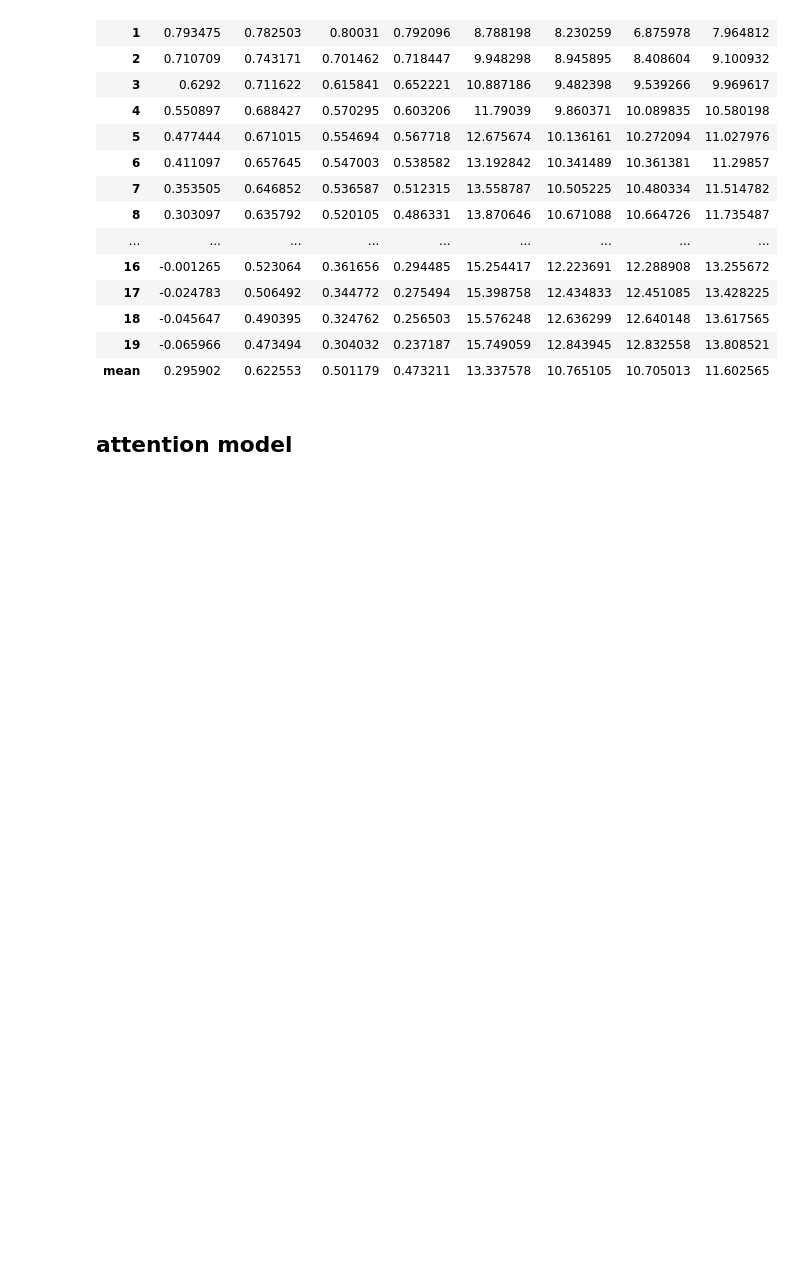
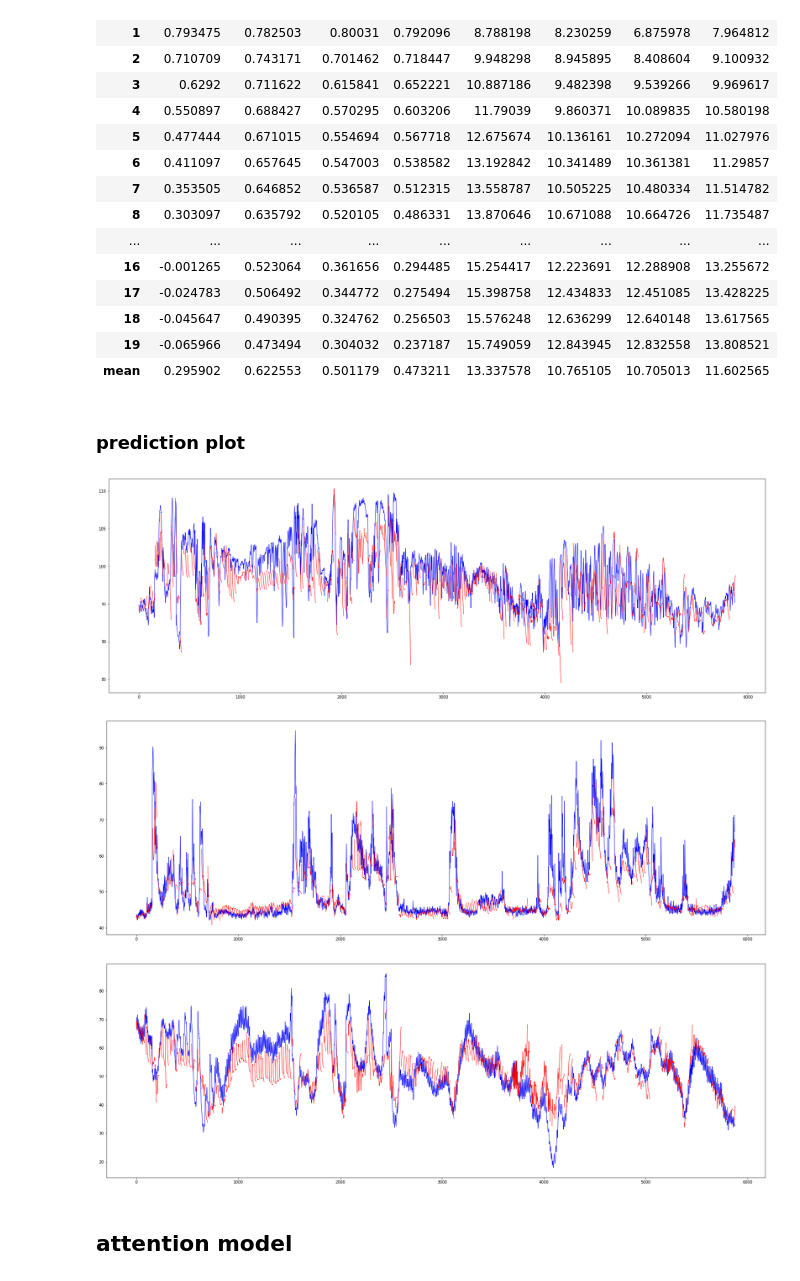
Before and after one commit to pseokyoung/22_Dual_Attention, a Jupyter notebook: 2_RnnModel.ipynb, the cells around one changed output. Saved outputs shown, nothing was run; the diff lists cells and outputs as text; code cells hidden in the pictures; blank space fills up the shorter version.

Commit message:
update prediction plot

```diff
--- a/2_RnnModel.ipynb
+++ b/2_RnnModel.ipynb
@@ -192,5 +196,26 @@ seq2seq_GRU.test()
 | 18 | -0.045647 | 0.490395 | 0.324762 | 0.256503 | 15.576248 | 12.636299 | 12.640148 | 13.617565 |
 | 19 | -0.065966 | 0.473494 | 0.304032 | 0.237187 | 15.749059 | 12.843945 | 12.832558 | 13.808521 |
 | mean | 0.295902 | 0.622553 | 0.501179 | 0.473211 | 13.337578 | 10.765105 | 10.705013 | 11.602565 |
+# %% [markdown]
+### prediction plot
+# %%
+for var_num in range(len(future_var)):
+    predict_sc = seq2seq_GRU.model.predict(seq2seq_GRU.history_test_sc)
+    actual_sc = seq2seq_GRU.future_test_sc
+    _, predict = seq2seq_GRU.unscaling(seq2seq_GRU.history_test_sc, predict_sc)
+    _, actual = seq2seq_GRU.unscaling(seq2seq_GRU.history_test_sc, actual_sc)
+
+    plt.figure(figsize=(30,10))
+    plt.plot(np.arange(0,len(actual)), actual[:,0,var_num], label='actual', linewidth=1, color='b')
+
+    for start_idx in range(0, len(predict), future_size):
+        end_idx = start_idx + future_size
+        predict_plot = predict[start_idx, :, var_num]
+        plt.plot(np.arange(start_idx, start_idx + len(predict_plot)), predict_plot, label='prediction', linewidth=1, color='r')
+    plt.show()
+# %% [output]
+[figure, added]
+[figure, added]
+[figure, added]
 # %% [markdown]
 ## attention model
```
Also changed, not shown: parts of 12 cells of this notebook.
